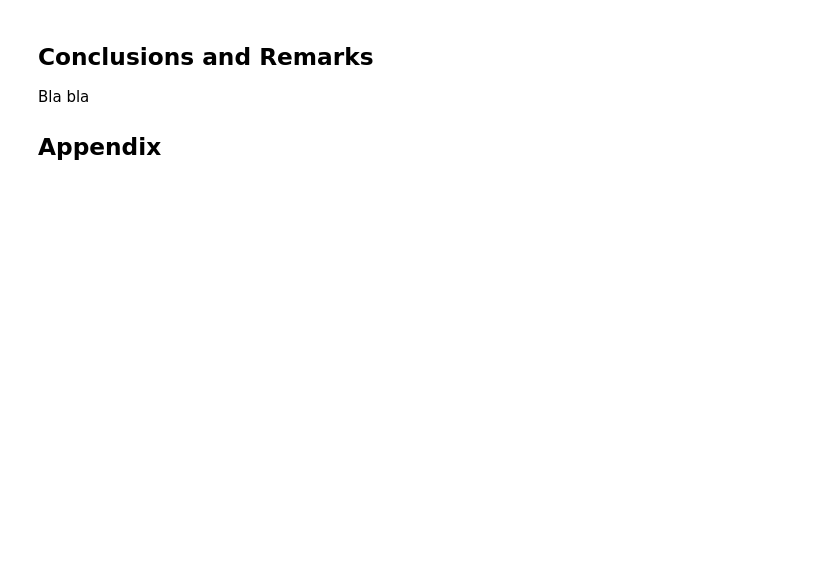
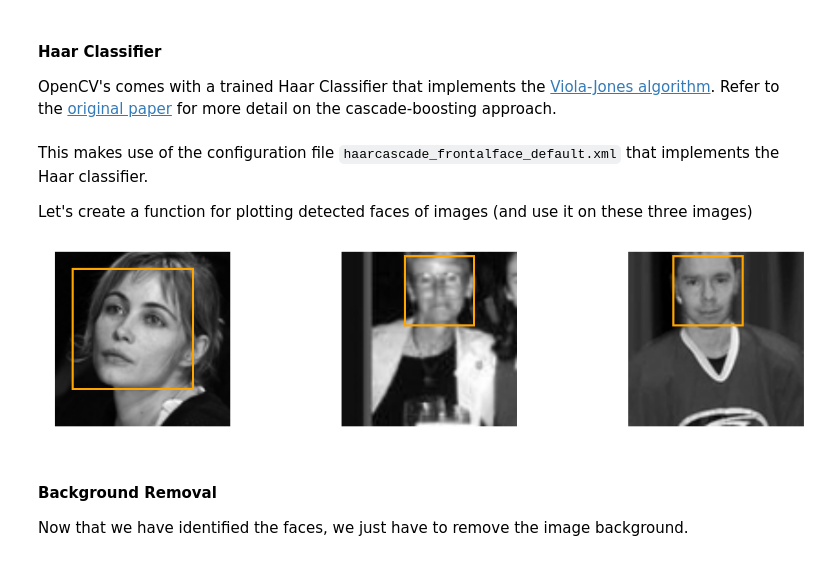
Before and after one commit to woneiros/facial-keypoint-detection, a Jupyter notebook: scripts/final-notebook/FacialKeypointDetection-AlexAnkitNinaGuillermo.ipynb, the cells around one changed output. Saved outputs shown, nothing was run; the diff lists cells and outputs as text; code cells hidden in the pictures; blank space fills up the shorter version.

Commit message:
Final commit -> full final report :)

```diff
--- a/scripts/final-notebook/FacialKeypointDetection-AlexAnkitNinaGuillermo.ipynb
+++ b/scripts/final-notebook/FacialKeypointDetection-AlexAnkitNinaGuillermo.ipynb
@@ -80,0 +170,6 @@ Bla bla
+# %%
+# Load data (no dev)
+_loaded_full = getdata.load_data(0, test=False, nonas=False)
+
+train_full_data = _loaded_full['training']['data']
+train_full_labels = _loaded_full['training']['labels']
@@ -131,7 +250,53 @@ For this deep learning algorithm we did not use any preprocessings, since the "d
-# %% [markdown]
-## Conclusions and Remarks
-
-Bla bla
-
-
-## Appendix
+# %% [markdown]
+#### Haar Classifier
+
+OpenCV's comes with a trained Haar Classifier that implements the [Viola-Jones algorithm](https://en.wikipedia.org/wiki/Viola%E2%80%93Jones_object_detection_framework). Refer to the [original paper](http://citeseerx.ist.psu.edu/viewdoc/download;jsessionid=585C7246498233B7C16892BBE094144C?doi=10.1.1.10.6807&rep=rep1&type=pdf) for more detail on the cascade-boosting approach.
+# %%
+# Haar classifier code
+CASC_PATH = '../haarcascade_frontalface_default.xml'
+
+# Create the haar cascade classifier
+faceCascade = cv2.CascadeClassifier(CASC_PATH)
+
+def detect_face(img, min_face_size):
+    ''' Detect faces in the image'''
+    face = faceCascade.detectMultiScale(
+        img,
+        scaleFactor=1.1,
+        minNeighbors=5,
+        minSize=(min_face_size, min_face_size),
+        flags = cv2.cv.CV_HAAR_SCALE_IMAGE)
+    return face
+# %% [markdown]
+This makes use of the configuration file `haarcascade_frontalface_default.xml` that implements the Haar classifier.
+
+Let's create a function for plotting detected faces of images (and use it on these three images)
+# %%
+def plot_face_detect(faces, min_face_size=10, full=False):
+    ''' Plots a bunch of faces '''
+    dataset = train_full_data if full else train_data  # Choose the appropriate dataset
+    fig, axes = plt.subplots(1,len(faces), figsize=(18,4))
+
+    for i,face in enumerate(faces):
+        img = dataset[face].reshape(96,96)
+
+        # Detect faces
+        face = detect_face(img, min_face_size)
+
+        # Plot image and rectangle on the face detected
+        axes[i].imshow(img, cmap=plt.cm.gray)
+        axes[i].axis('off')
+        for (x,y,w,h) in face:
+            _rect = patches.Rectangle( (x,y), w, h, fill=False, color='orange', lw=3)
+            axes[i].add_patch(_rect)
+
+    plt.tight_layout()
+    plt.show()
+# %%
+plot_face_detect([2151, 6765, 5117], full=True)
+# %% [output]
+[figure, added]
+# %% [markdown]
+#### Background Removal
+
+Now that we have identified the faces, we just have to remove the image background.
```
Also changed, not shown: parts of 83 cells of this notebook, 4 other files.
